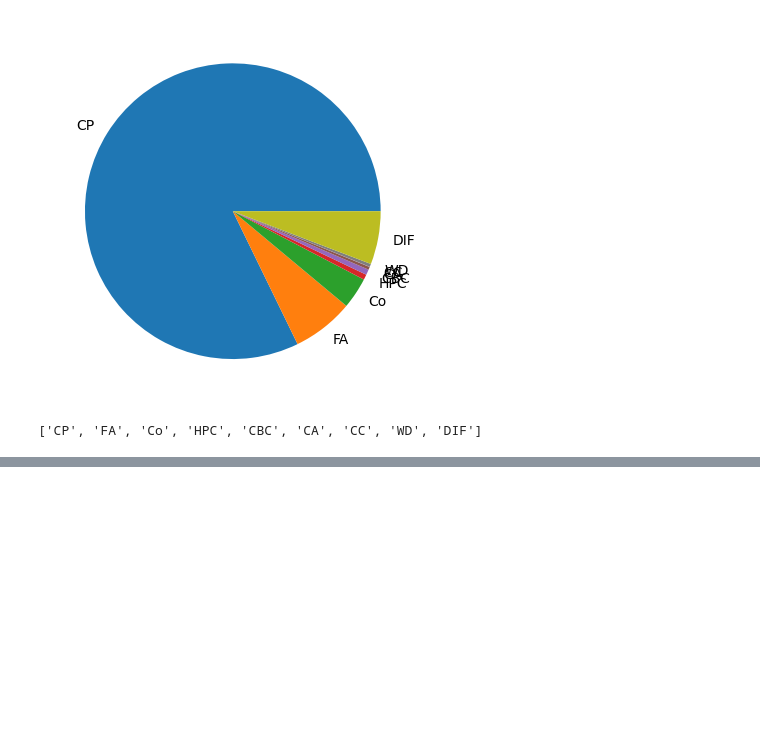
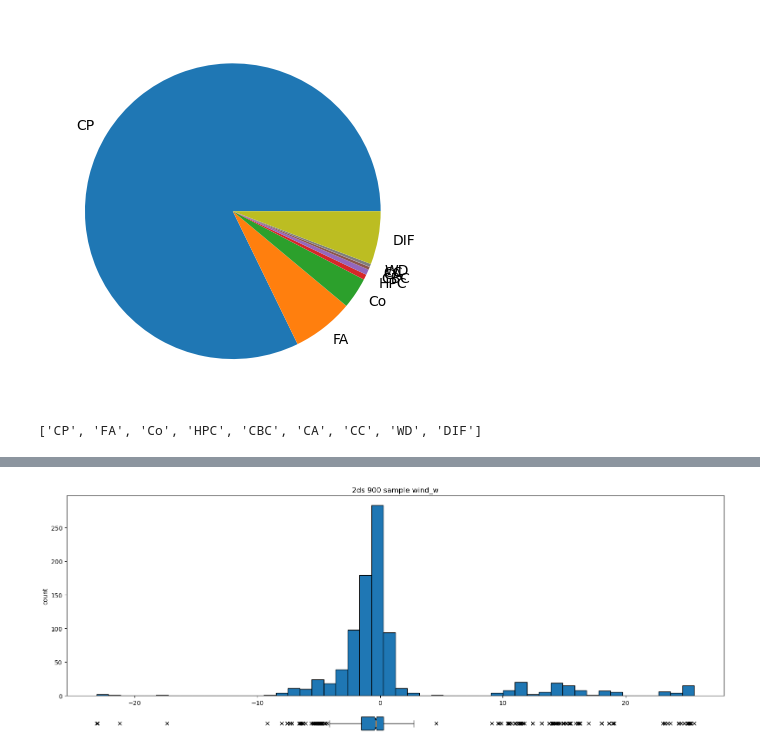
Before and after one commit to ezriri/2DS_code, a Jupyter notebook: random_sampling/supervisor_sampling.ipynb, the cells around one changed output, grey strips where cells are left out. Cells and saved outputs as stored; diff of their text form; code cells hidden in the pictures; blank space fills up the shorter version.

```diff
--- a/random_sampling/supervisor_sampling.ipynb
+++ b/random_sampling/supervisor_sampling.ipynb
@@ -328,0 +430,4 @@ name_list
+# %%
+quick_hist_bx(full_900_stats, variable, opt_title= '900 sample')#, plt_units)
+# %% [output]
+[figure, added]
```
Also changed, not shown: parts of 15 cells of this notebook, 5 other files.
